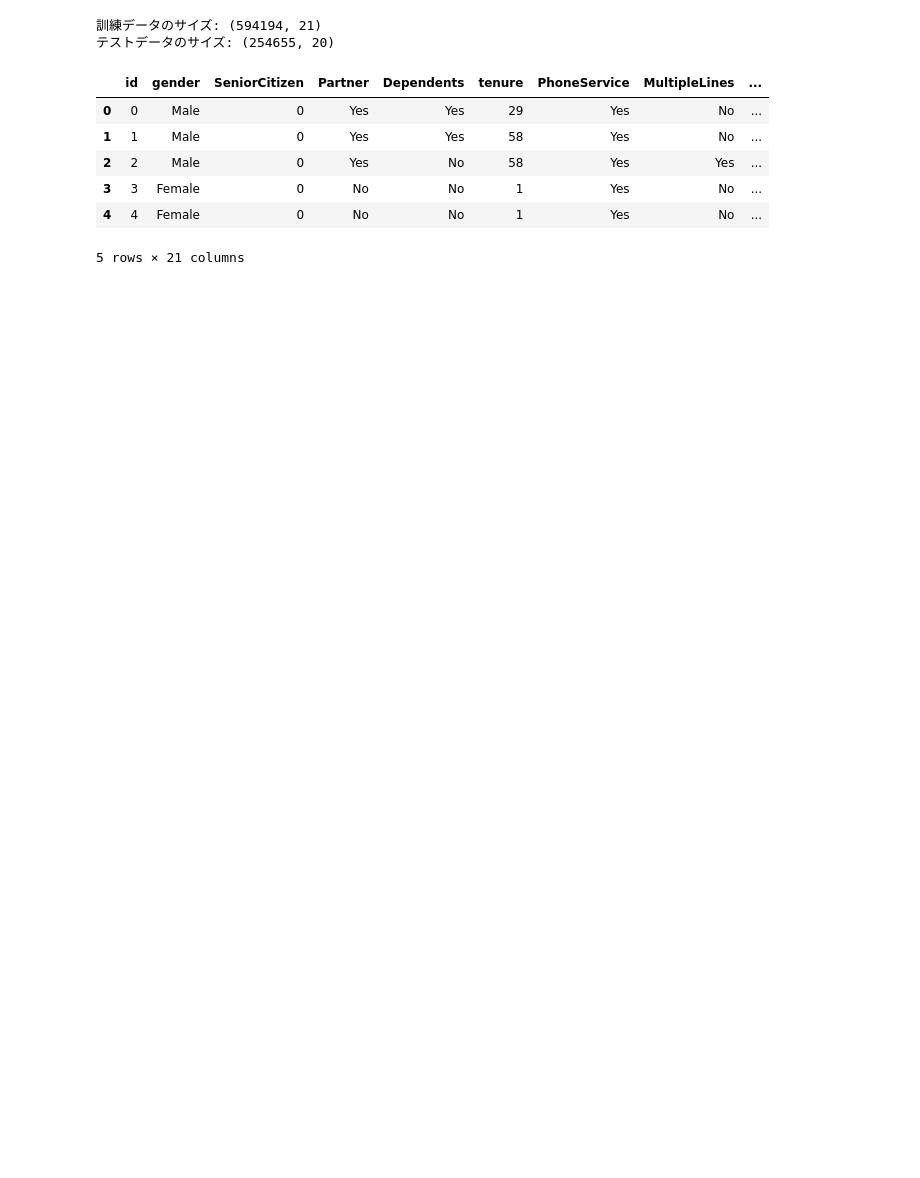
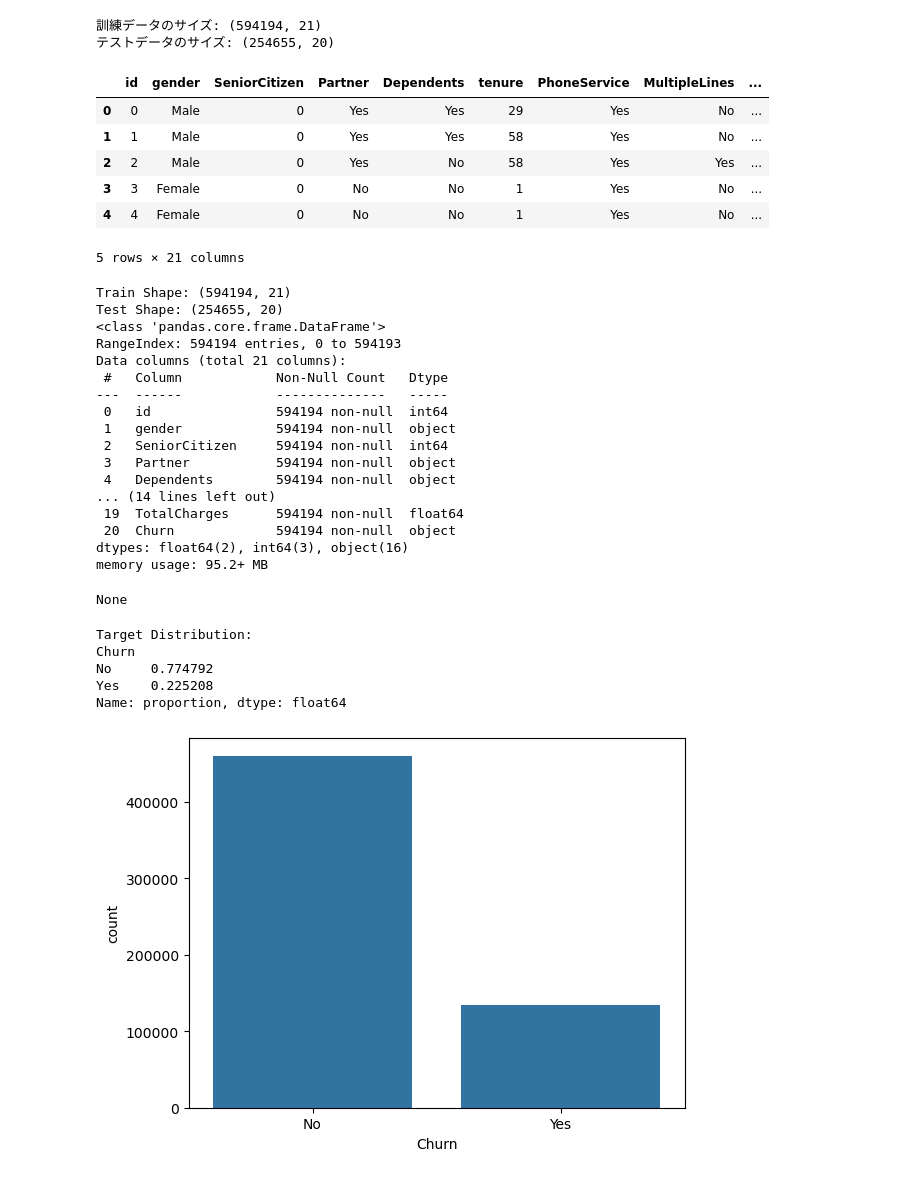
Before and after one commit to TaichiHirose/kaggle_20260304_Predict-Customer-Churn, a Jupyter notebook: main.ipynb, the cells around one changed output. Drawn from its saved outputs; the diff is of its cells as text; code cells hidden in the pictures; blank space fills up the shorter version.

```diff
--- a/main.ipynb
+++ b/main.ipynb
@@ -21,3 +21,49 @@ train_df.head()
 | 3 | 3 | Female | 0 | No | No | 1 | Yes | No | ... |
 | 4 | 4 | Female | 0 | No | No | 1 | Yes | No | ... |
 5 rows × 21 columns
+# %%
+import pandas as pd
+import matplotlib.pyplot as plt
+import seaborn as sns
+
+# データの読み込み
+train = pd.read_csv("data/train.csv")
+test = pd.read_csv("data/test.csv")
+
+# 1. 基本情報の確認
+print(f"Train Shape: {train.shape}")
+print(f"Test Shape: {test.shape}")
+
+# 2. 欠損値とデータ型の確認
+display(train.info())
+
+# 3. 目的変数（Churn）のバランス確認（クラス不均衡のチェック）
+print("\nTarget Distribution:")
+print(train['Churn'].value_counts(normalize=True))
+sns.countplot(x='Churn', data=train)
+plt.show()
+# %% [output]
+Train Shape: (594194, 21)
+Test Shape: (254655, 20)
+<class 'pandas.core.frame.DataFrame'>
+RangeIndex: 594194 entries, 0 to 594193
+Data columns (total 21 columns):
+ #   Column            Non-Null Count   Dtype
+---  ------            --------------   -----
+ 0   id                594194 non-null  int64
+ 1   gender            594194 non-null  object
+ 2   SeniorCitizen     594194 non-null  int64
+ 3   Partner           594194 non-null  object
+ 4   Dependents        594194 non-null  object
+... (14 lines left out)
+ 19  TotalCharges      594194 non-null  float64
+ 20  Churn             594194 non-null  object
+dtypes: float64(2), int64(3), object(16)
+memory usage: 95.2+ MB
+None
+Target Distribution:
+Churn
+No     0.774792
+Yes    0.225208
+Name: proportion, dtype: float64
+[figure, added]
```
Also changed, not shown: parts of 10 cells of this notebook.
